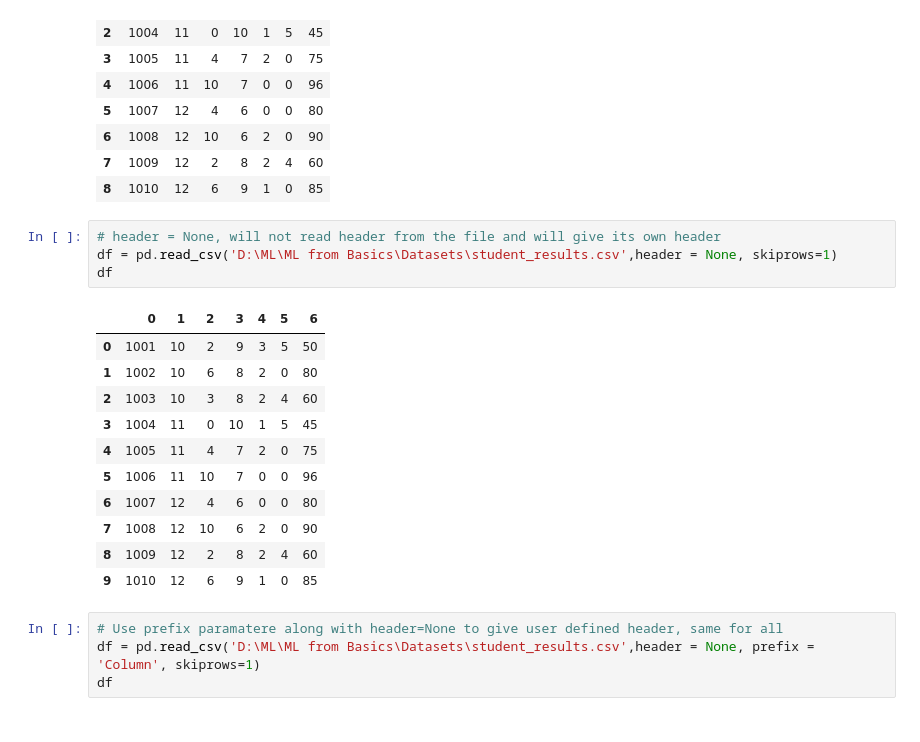
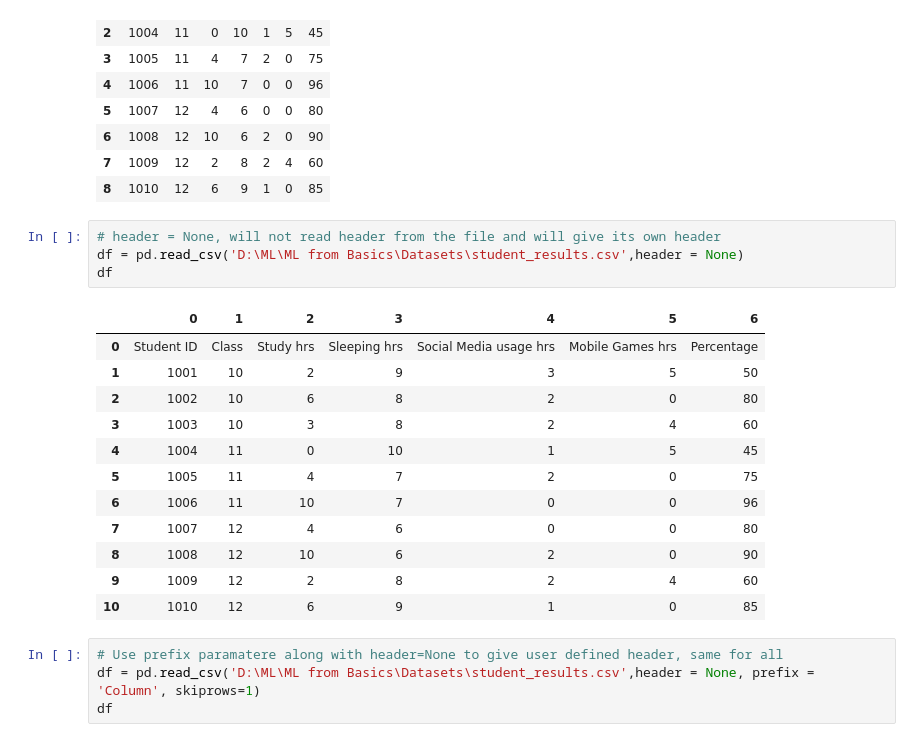
Before and after one commit to Jeevesh-Joshi/Machine-Learning-Basics, a Jupyter notebook: ML from Basics/Pandas Tutorials.ipynb, the cells around one changed output. Drawn from its saved outputs; the diff is of its cells as text.

```diff
--- a/ML from Basics/Pandas Tutorials.ipynb
+++ b/ML from Basics/Pandas Tutorials.ipynb
@@ -366,20 +366,21 @@ df
 | 8 | 1010 | 12 | 6 | 9 | 1 | 0 | 85 |
 # %%
 # header = None, will not read header from the file and will give its own header
-df = pd.read_csv('D:\ML\ML from Basics\Datasets\student_results.csv',header = None, skiprows=1)
+df = pd.read_csv('D:\ML\ML from Basics\Datasets\student_results.csv',header = None)
 df
 # %% [output]
 |  | 0 | 1 | 2 | 3 | 4 | 5 | 6 |
-| 0 | 1001 | 10 | 2 | 9 | 3 | 5 | 50 |
-| 1 | 1002 | 10 | 6 | 8 | 2 | 0 | 80 |
-| 2 | 1003 | 10 | 3 | 8 | 2 | 4 | 60 |
-| 3 | 1004 | 11 | 0 | 10 | 1 | 5 | 45 |
-| 4 | 1005 | 11 | 4 | 7 | 2 | 0 | 75 |
-| 5 | 1006 | 11 | 10 | 7 | 0 | 0 | 96 |
-| 6 | 1007 | 12 | 4 | 6 | 0 | 0 | 80 |
-| 7 | 1008 | 12 | 10 | 6 | 2 | 0 | 90 |
-| 8 | 1009 | 12 | 2 | 8 | 2 | 4 | 60 |
-| 9 | 1010 | 12 | 6 | 9 | 1 | 0 | 85 |
+| 0 | Student ID | Class | Study hrs | Sleeping hrs | Social Media usage hrs | Mobile Games hrs | Percentage |
+| 1 | 1001 | 10 | 2 | 9 | 3 | 5 | 50 |
+| 2 | 1002 | 10 | 6 | 8 | 2 | 0 | 80 |
+| 3 | 1003 | 10 | 3 | 8 | 2 | 4 | 60 |
+| 4 | 1004 | 11 | 0 | 10 | 1 | 5 | 45 |
+| 5 | 1005 | 11 | 4 | 7 | 2 | 0 | 75 |
+| 6 | 1006 | 11 | 10 | 7 | 0 | 0 | 96 |
+| 7 | 1007 | 12 | 4 | 6 | 0 | 0 | 80 |
+| 8 | 1008 | 12 | 10 | 6 | 2 | 0 | 90 |
+| 9 | 1009 | 12 | 2 | 8 | 2 | 4 | 60 |
+| 10 | 1010 | 12 | 6 | 9 | 1 | 0 | 85 |
 # %%
 # Use prefix paramatere along with header=None to give user defined header, same for all
 df = pd.read_csv('D:\ML\ML from Basics\Datasets\student_results.csv',header = None, prefix = 'Column', skiprows=1)
```
Also changed, not shown: parts of 143 cells of this notebook, 4 other files.
